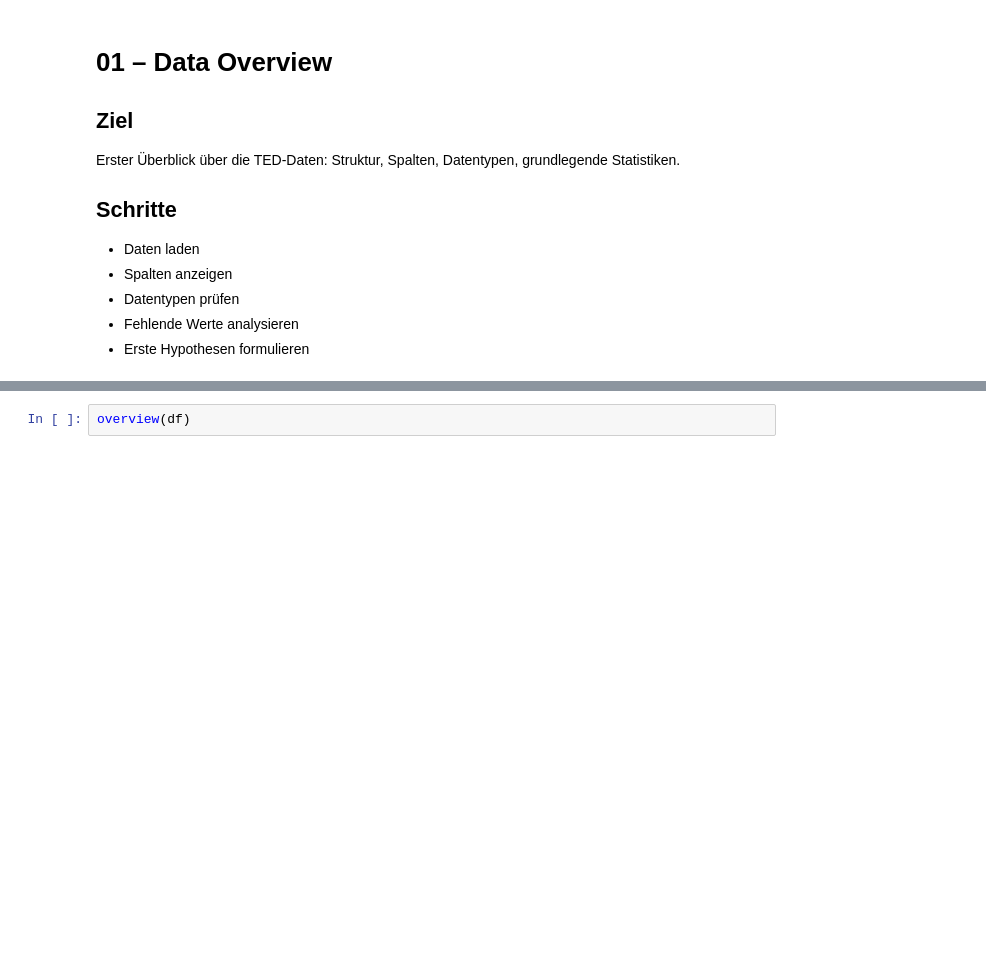
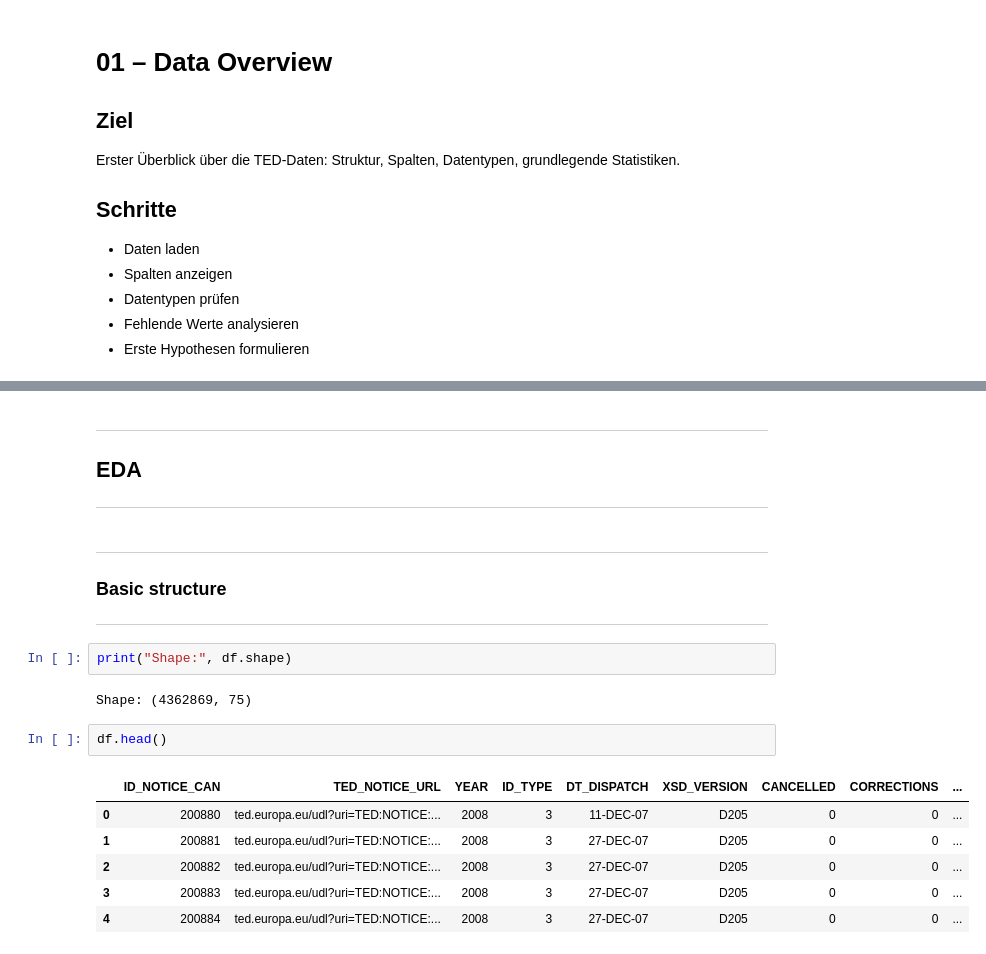
Before and after one commit to datascience-faina/public-procurement-support, a Jupyter notebook: notebooks/01_data_overview.ipynb, the cells around one changed output, grey strips where cells are left out. Saved outputs shown, nothing was run; the diff lists cells and outputs as text; blank space fills up the shorter version.

```diff
--- a/notebooks/01_data_overview.ipynb
+++ b/notebooks/01_data_overview.ipynb
@@ -82,3 +88,25 @@ Total number of rows: 4362869
 df = basic_preprocessing(df)
-# %%
-overview(df)
+# %% [markdown]
+---------------------
+
+## EDA
+
+---------------
+# %% [markdown]
+-----------------
+### Basic structure
+
+---------------
+# %%
+print("Shape:", df.shape)
+# %% [output]
+Shape: (4362869, 75)
+# %%
+df.head()
+# %% [output]
+|  | ID_NOTICE_CAN | TED_NOTICE_URL | YEAR | ID_TYPE | DT_DISPATCH | XSD_VERSION | CANCELLED | CORRECTIONS | ... |
+| 0 | 200880 | ted.europa.eu/udl?uri=TED:NOTICE:... | 2008 | 3 | 11-DEC-07 | D205 | 0 | 0 | ... |
+| 1 | 200881 | ted.europa.eu/udl?uri=TED:NOTICE:... | 2008 | 3 | 27-DEC-07 | D205 | 0 | 0 | ... |
+| 2 | 200882 | ted.europa.eu/udl?uri=TED:NOTICE:... | 2008 | 3 | 27-DEC-07 | D205 | 0 | 0 | ... |
+| 3 | 200883 | ted.europa.eu/udl?uri=TED:NOTICE:... | 2008 | 3 | 27-DEC-07 | D205 | 0 | 0 | ... |
+| 4 | 200884 | ted.europa.eu/udl?uri=TED:NOTICE:... | 2008 | 3 | 27-DEC-07 | D205 | 0 | 0 | ... |
```
Also changed, not shown: parts of 32 cells of this notebook, 4 other files.
